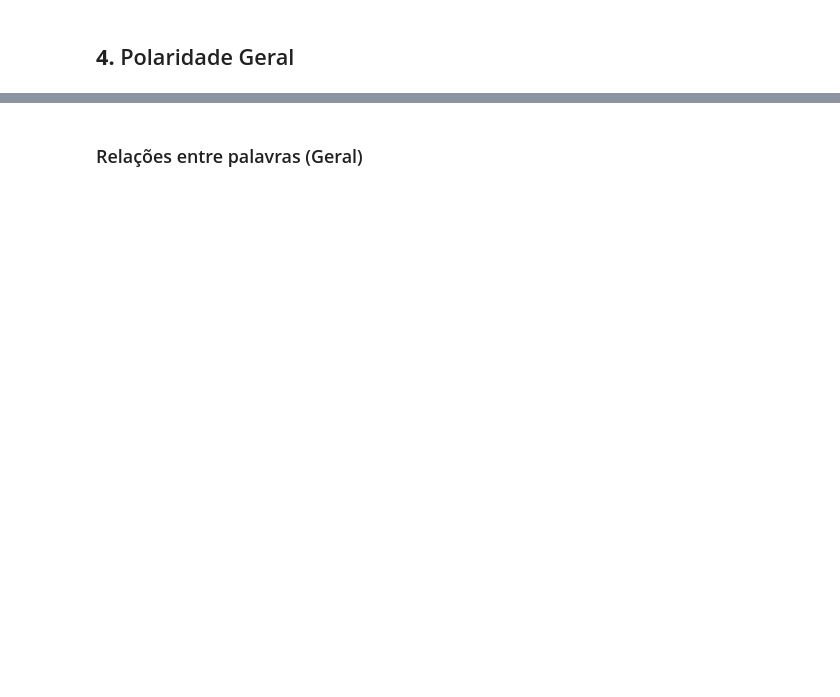
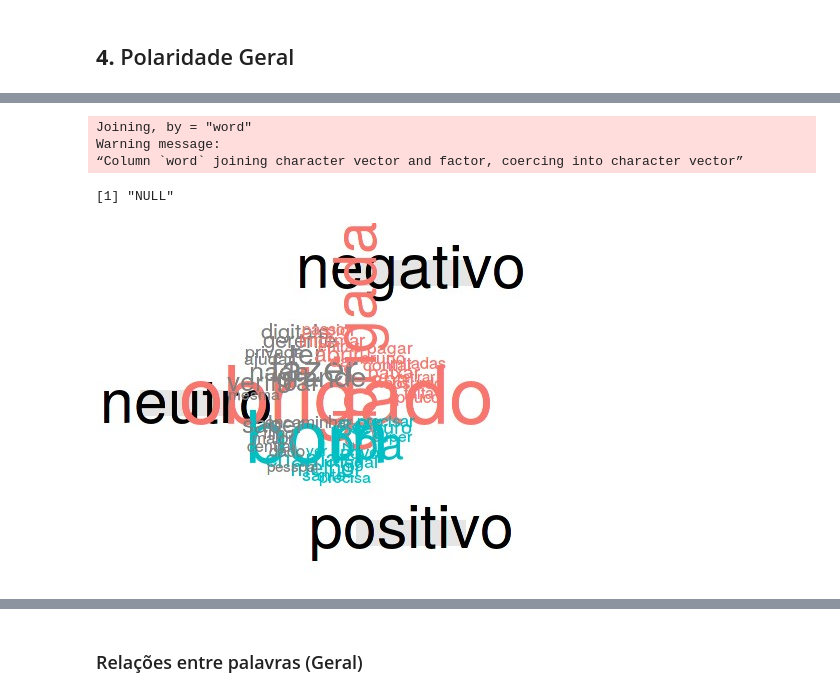
Before and after one commit to brendasalenave/data_analysis_fb, a Jupyter notebook: analise_polaridade.ipynb, the cells around one changed output, grey strips where cells are left out. Saved outputs shown, nothing was run; the diff lists cells and outputs as text; code cells hidden in the pictures; blank space fills up the shorter version.

```diff
--- a/analise_polaridade.ipynb
+++ b/analise_polaridade.ipynb
@@ -360,12 +429,24 @@ tidy_comments%>%
 # %%
 # cria uma wordcloud de palavras positivas (azul) vs negativas (vermelhas) vs neutras (cinza)
 
-tidy_comments %>%
+
+idk <- tidy_comments %>%
   inner_join(op30) %>%
   count(word, sentiment, sort = TRUE) %>%
   acast(word ~ sentiment, value.var = "n", fill = 0) %>%
   comparison.cloud(colors = c("#F8766D", "#808080","#00BFC4"),
-                   max.words = 90)
+                   max.words = 50)
+
+typeof(idk)
+# png(filename="faithful.png")
+# plot(idk)
+# dev.off()
+# %% [output]
+Joining, by = "word"
+Warning message:
+“Column `word` joining character vector and factor, coercing into character vector”
+[1] "NULL"
+[figure, added]
 # %%
 # mesma coisa que a célula anterior porém desconsiderando a categoria "neutro
 # cria uma wordcloud de palavras positivas (azul) vs negativas (vermelhas)
```
Also changed, not shown: parts of 26 cells of this notebook.
